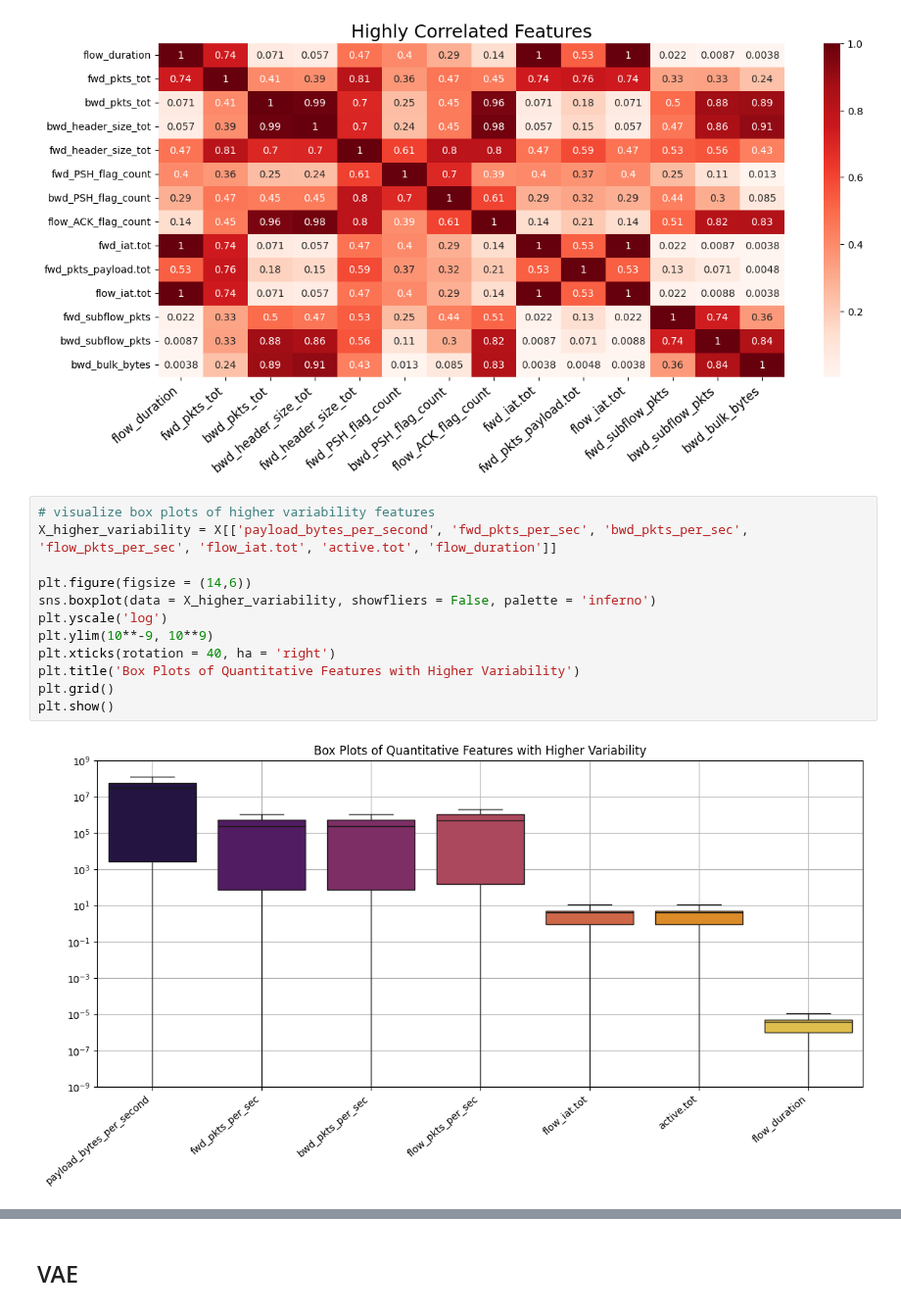
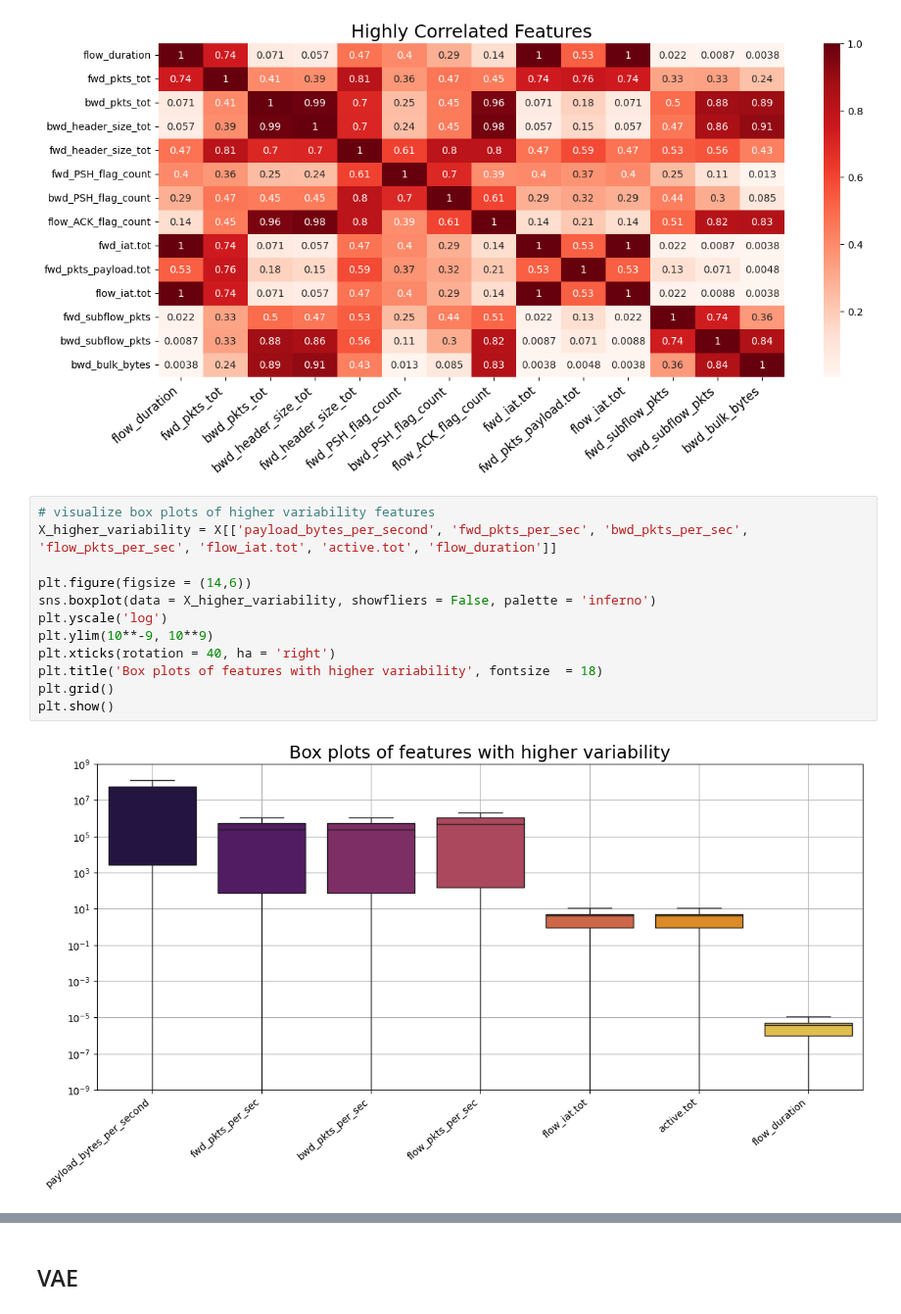
Before and after one commit to connormcmanigal/IoT-IDS-VAE-Classification, a Jupyter notebook: report.ipynb, the cells around one changed output, grey strips where cells are left out. Shown at 98% size. Cells and saved outputs as stored; diff of their text form.

```diff
--- a/report.ipynb
+++ b/report.ipynb
@@ -118,17 +118,17 @@ plt.show()
 # %%
 # visualize box plots of higher variability features
 X_higher_variability = X[['payload_bytes_per_second', 'fwd_pkts_per_sec', 'bwd_pkts_per_sec', 'flow_pkts_per_sec', 'flow_iat.tot', 'active.tot', 'flow_duration']]
 
 plt.figure(figsize = (14,6))
 sns.boxplot(data = X_higher_variability, showfliers = False, palette = 'inferno')
 plt.yscale('log')
 plt.ylim(10**-9, 10**9)
 plt.xticks(rotation = 40, ha = 'right')
-plt.title('Box Plots of Quantitative Features with Higher Variability')
+plt.title('Box plots of features with higher variability', fontsize  = 18)
 plt.grid()
 plt.show()
 # %% [output]
-[figure, old version]
+[figure, new version]
 # %%
 # average flow duration and payload for normal patterns
 full_data = pd.concat([X,y], axis = 1)
```
Also changed, not shown: parts of 5 cells of this notebook.
